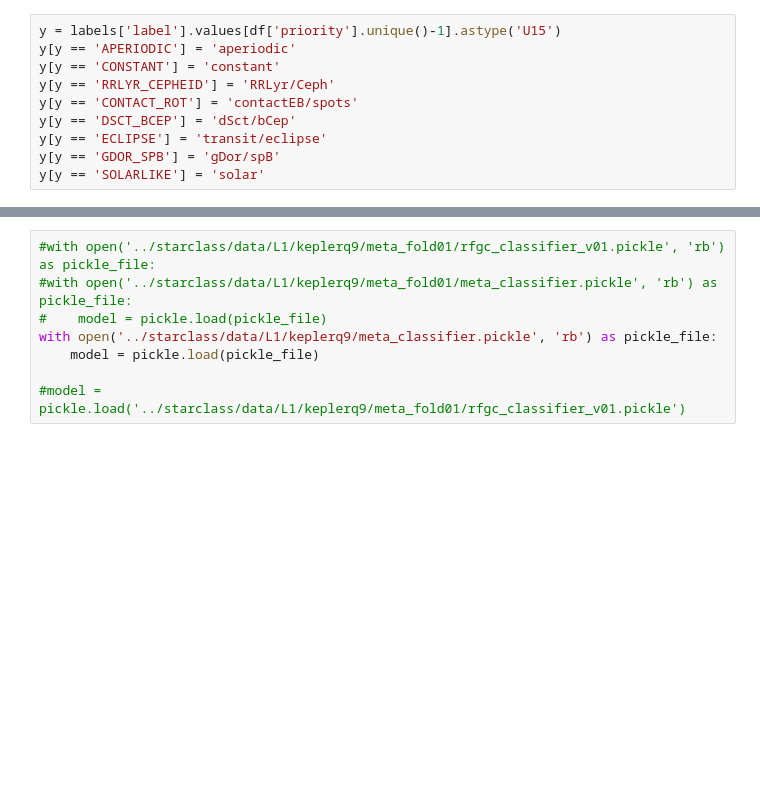
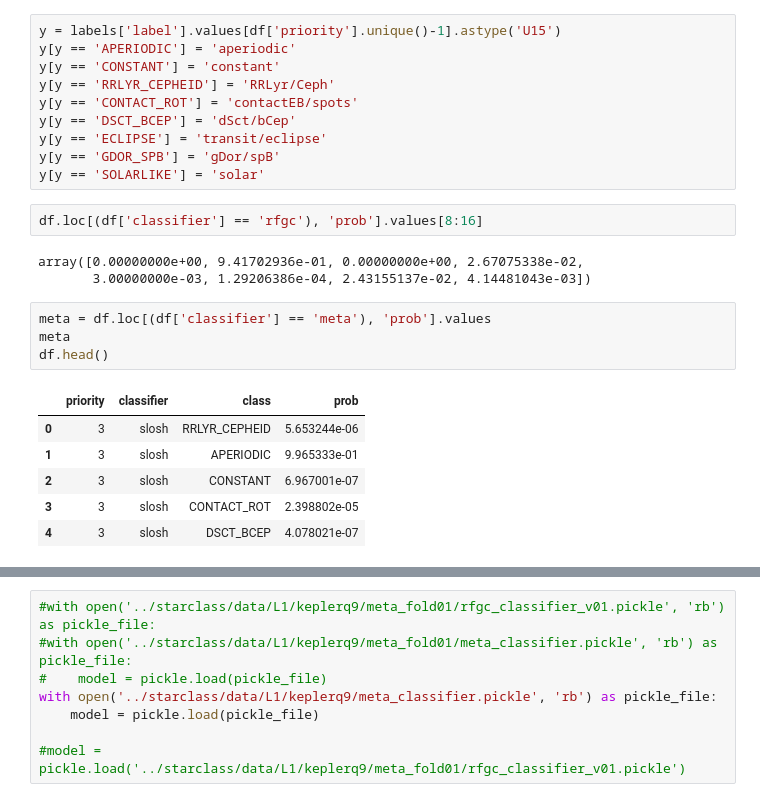
Before and after one commit to tasoc/starclass, a Jupyter notebook: notes/Meta_featimportances.ipynb, the cells around one changed output, grey strips where cells are left out. Drawn from its saved outputs; the diff is of its cells as text; blank space fills up the shorter version.

```diff
--- a/notes/Meta_featimportances.ipynb
+++ b/notes/Meta_featimportances.ipynb
@@ -57,4 +58,20 @@ y[y == 'DSCT_BCEP'] = 'dSct/bCep'
 y[y == 'ECLIPSE'] = 'transit/eclipse'
 y[y == 'GDOR_SPB'] = 'gDor/spB'
 y[y == 'SOLARLIKE'] = 'solar'
+# %%
+df.loc[(df['classifier'] == 'rfgc'), 'prob'].values[8:16]
+# %% [output]
+array([0.00000000e+00, 9.41702936e-01, 0.00000000e+00, 2.67075338e-02,
+       3.00000000e-03, 1.29206386e-04, 2.43155137e-02, 4.14481043e-03])
+# %%
+meta = df.loc[(df['classifier'] == 'meta'), 'prob'].values
+meta
+df.head()
+# %% [output]
+|  | priority | classifier | class | prob |
+| 0 | 3 | slosh | RRLYR_CEPHEID | 5.653244e-06 |
+| 1 | 3 | slosh | APERIODIC | 9.965333e-01 |
+| 2 | 3 | slosh | CONSTANT | 6.967001e-07 |
+| 3 | 3 | slosh | CONTACT_ROT | 2.398802e-05 |
+| 4 | 3 | slosh | DSCT_BCEP | 4.078021e-07 |
 # %%
```
Also changed, not shown: parts of 13 cells of this notebook, 6 other files.
